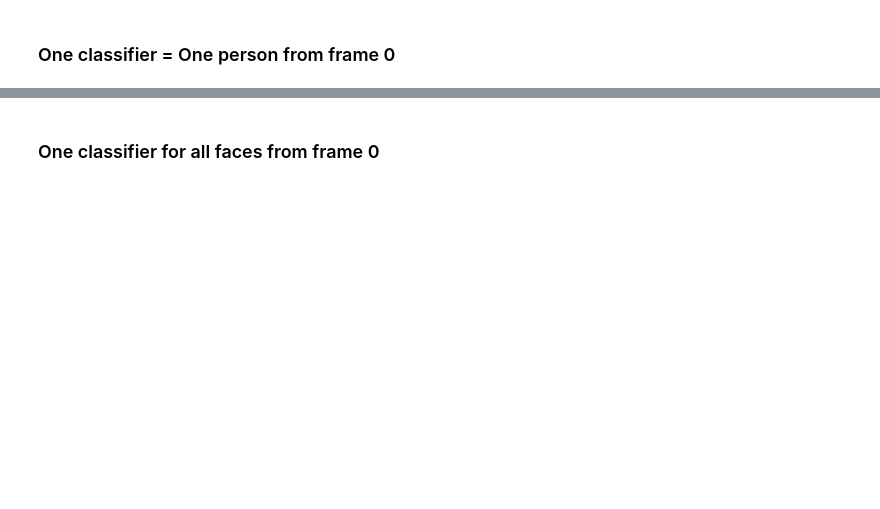
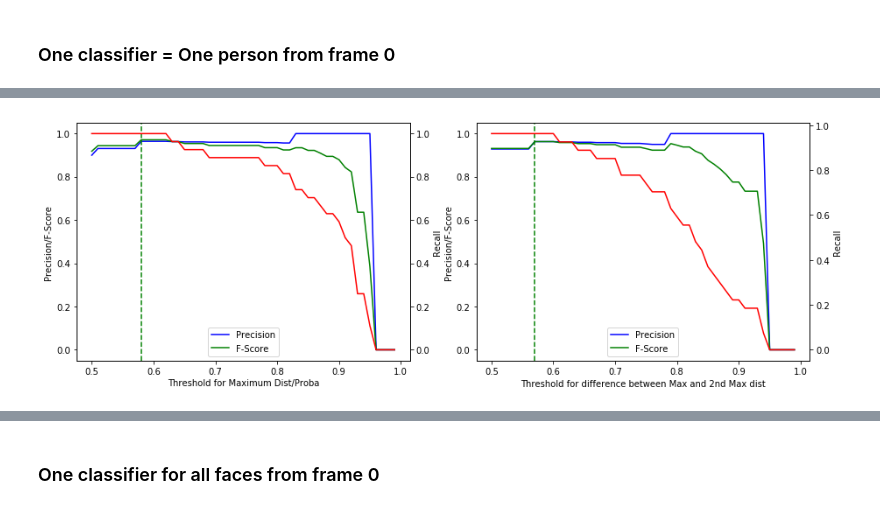
Before and after one commit to alexattia/ExtendedTinyFaces, a Jupyter notebook: Video detection.ipynb, the cells around one changed output, grey strips where cells are left out. Drawn from its saved outputs; the diff is of its cells as text; code cells hidden in the pictures; blank space fills up the shorter version.

```diff
--- a/Video detection.ipynb
+++ b/Video detection.ipynb
@@ -114,0 +138,84 @@ for p in range(20):
+# %%
+# Using manual verification
+df = pd.DataFrame(annotate)
+df.columns = ['idx', 'Max Dist', "2nd Max Dist", "Pred"]
+idx_out_picture = [4.0, 11.0, 23.0]
+df.loc[df['idx'].isin(idx_out_picture), 'Pred'] = 0
+df['Diff'] = df['Max Dist'] - df['2nd Max Dist']
+# %%
+def f_beta_score(precision, recall, beta=1):
+    temp = (precision*recall)/((beta**2 * precision) + recall)
+    return (1+beta**2)*temp
+# %%
+precisions, recalls, f_score = [],[],[]
+# Threshold for MaxDist
+x = [k*0.01 for k in range(50,100)]
+for th in x:
+    true_pos = len(df[(df['Max Dist']>th) & (df['Pred'] == 1)])
+    false_pos = len(df[(df['Max Dist']>th) & (df['Pred'] == 0)])
+    false_neg = len(df[(df['Max Dist']<th) & (df['Pred'] == 1)])
+    try:
+        precision = true_pos/(true_pos+false_pos)
+    except ZeroDivisionError:
+        precision = 0
+    try:
+        recall = true_pos/(true_pos+false_neg)
+    except ZeroDivisionError:
+        recall = 0
+    precisions.append(precision)
+    recalls.append(recall)
+    try:
+        f_score.append(f_beta_score(precision, recall, 0.5))
+    except ZeroDivisionError:
+        f_score.append(0)
+
+f, ax = plt.subplots(ncols=2, figsize=(15,5))
+ax[0].plot(x, precisions, 'b', label='Precision')
+ax[0].plot(x, f_score, 'g', label='F-Score')
+ax[0].set_xlabel('Threshold for Maximum Dist/Proba')
+ax[0].set_ylabel('Precision/F-Score')
+ax[0].axvline(x=x[np.argmax(f_score)], color='g', linestyle='--')
+ax1 = ax[0].twinx()
+ax1.plot(x, recalls, 'r', label='Recall')
+ax1.set_ylabel('Recall')
+ax[0].legend()
+print('Best Threshold for Maximum Score %.2f with \
+Precision %.2f and Recall %.2f' % (x[np.argmax(f_score)],
+                                   precisions[np.argmax(f_score)],
+                                   recalls[np.argmax(f_score)]))
+
+# Theshold for difference between Max and 2nd Max dist
+precisions, recalls, f_score = [],[],[]
+for th in x:
+    true_pos = len(df[(df['Diff']>th) & (df['Pred'] == 1)])
+    false_pos = len(df[(df['Diff']>th) & (df['Pred'] == 0)])
+    false_neg = len(df[(df['Diff']<th) & (df['Pred'] == 1)])
+    try:
+        precision = true_pos/(true_pos+false_pos)
+    except ZeroDivisionError:
+        precision = 0
+    try:
+        recall = true_pos/(true_pos+false_neg)
+    except ZeroDivisionError:
+        recall = 0
+    precisions.append(precision)
+    recalls.append(recall)
+    try:
+        f_score.append(f_beta_score(precision, recall, 0.3))
+    except ZeroDivisionError:
+        f_score.append(0)
+
+ax[1].plot(x, precisions, 'b', label='Precision')
+ax[1].plot(x, f_score, 'g', label='F-Score')
+ax[1].set_xlabel('Threshold for difference between Max and 2nd Max dist')
+ax[1].set_ylabel('Precision/F-Score')
+ax[1].axvline(x=x[np.argmax(f_score)], color='g', linestyle='--')
+ax2 = ax[1].twinx()
+ax2.plot(x, recalls, 'r')
+ax2.set_ylabel('Recall')
+ax[1].legend()
+print('Best Threshold for Diff Max Score %.2f with \
+Precision %.2f and Recall %.2f' % (x[np.argmax(f_score)],
+                                   precisions[np.argmax(f_score)],
+                                   recalls[np.argmax(f_score)]))
+# %% [output]
@@ -114,0 +224 @@ for p in range(20):
+[figure, added]
```
Also changed, not shown: parts of 22 cells of this notebook, 1 other file.
